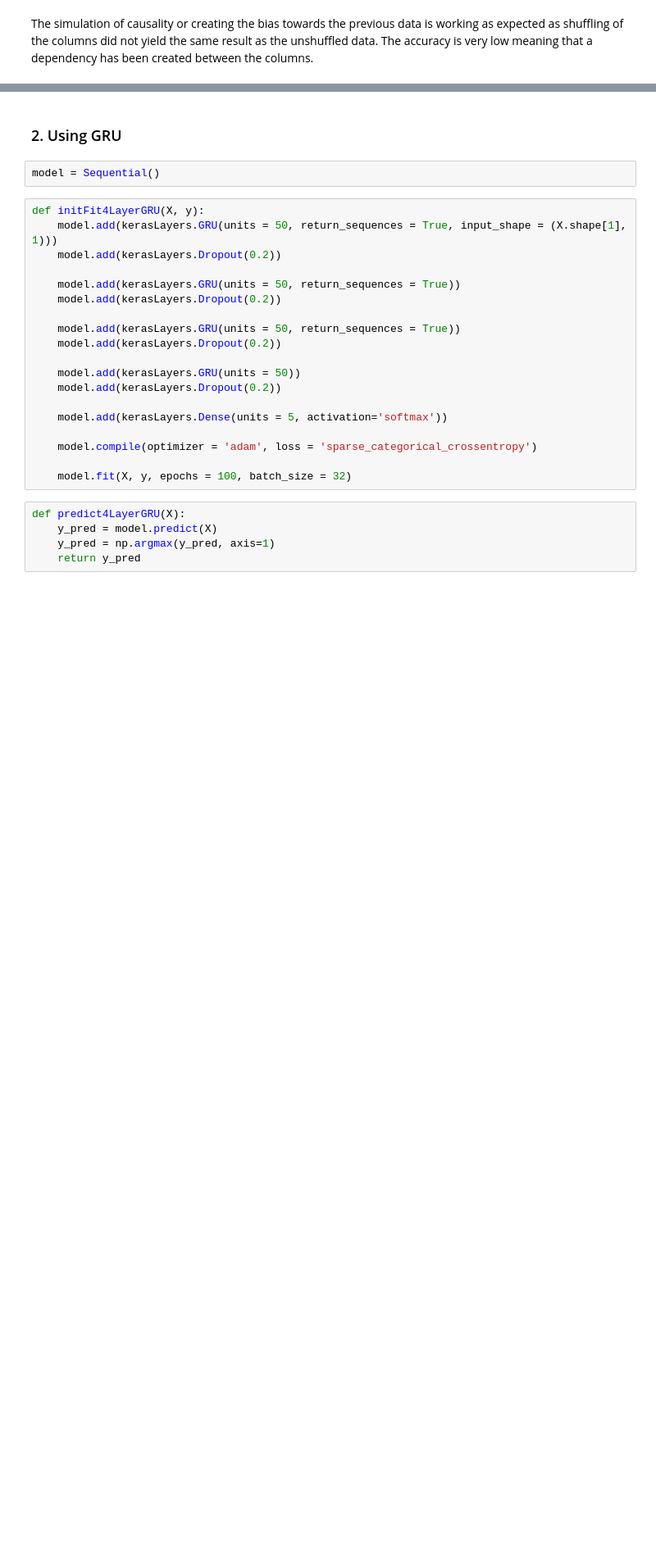
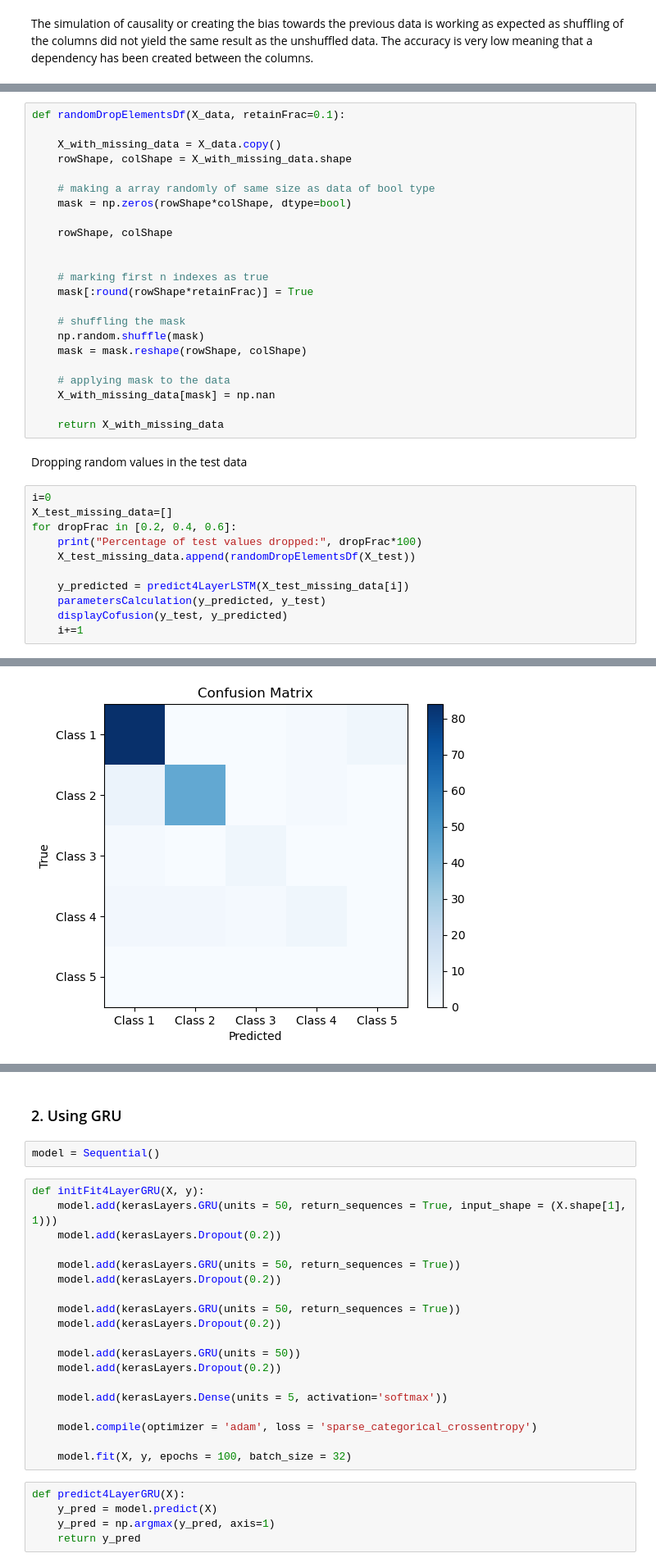
Before and after one commit to vsg-vsg/Time-Series-Data-Dimension-Reduction, a Jupyter notebook: ECG5000-2.ipynb, the cells around one changed output, grey strips where cells are left out. Shown at 82% size. Saved outputs shown, nothing was run; the diff lists cells and outputs as text; blank space fills up the shorter version.

Commit message:
Checked robustness of the model for test data for multiple fractions of values being dropped

```diff
--- a/ECG5000-2.ipynb
+++ b/ECG5000-2.ipynb
@@ -384,0 +402,37 @@ The simulation of causality or creating the bias towards the previous data is wo
+# %%
+def randomDropElementsDf(X_data, retainFrac=0.1):
+
+    X_with_missing_data = X_data.copy()
+    rowShape, colShape = X_with_missing_data.shape
+
+    # making a array randomly of same size as data of bool type
+    mask = np.zeros(rowShape*colShape, dtype=bool)
+
+    rowShape, colShape
+
+
+    # marking first n indexes as true
+    mask[:round(rowShape*retainFrac)] = True
+
+    # shuffling the mask
+    np.random.shuffle(mask)
+    mask = mask.reshape(rowShape, colShape)
+
+    # applying mask to the data
+    X_with_missing_data[mask] = np.nan
+
+    return X_with_missing_data
+# %% [markdown]
+Dropping random values in the test data
+# %%
+i=0
+X_test_missing_data=[]
+for dropFrac in [0.2, 0.4, 0.6]:
+    print("Percentage of test values dropped:", dropFrac*100)
+    X_test_missing_data.append(randomDropElementsDf(X_test))
+
+    y_predicted = predict4LayerLSTM(X_test_missing_data[i])
+    parametersCalculation(y_predicted, y_test)
+    displayCofusion(y_test, y_predicted)
+    i+=1
+# %% [output]
@@ -384,0 +445 @@ The simulation of causality or creating the bias towards the previous data is wo
+[figure, added]
```
Also changed, not shown: parts of 47 cells of this notebook, 2 other files.
